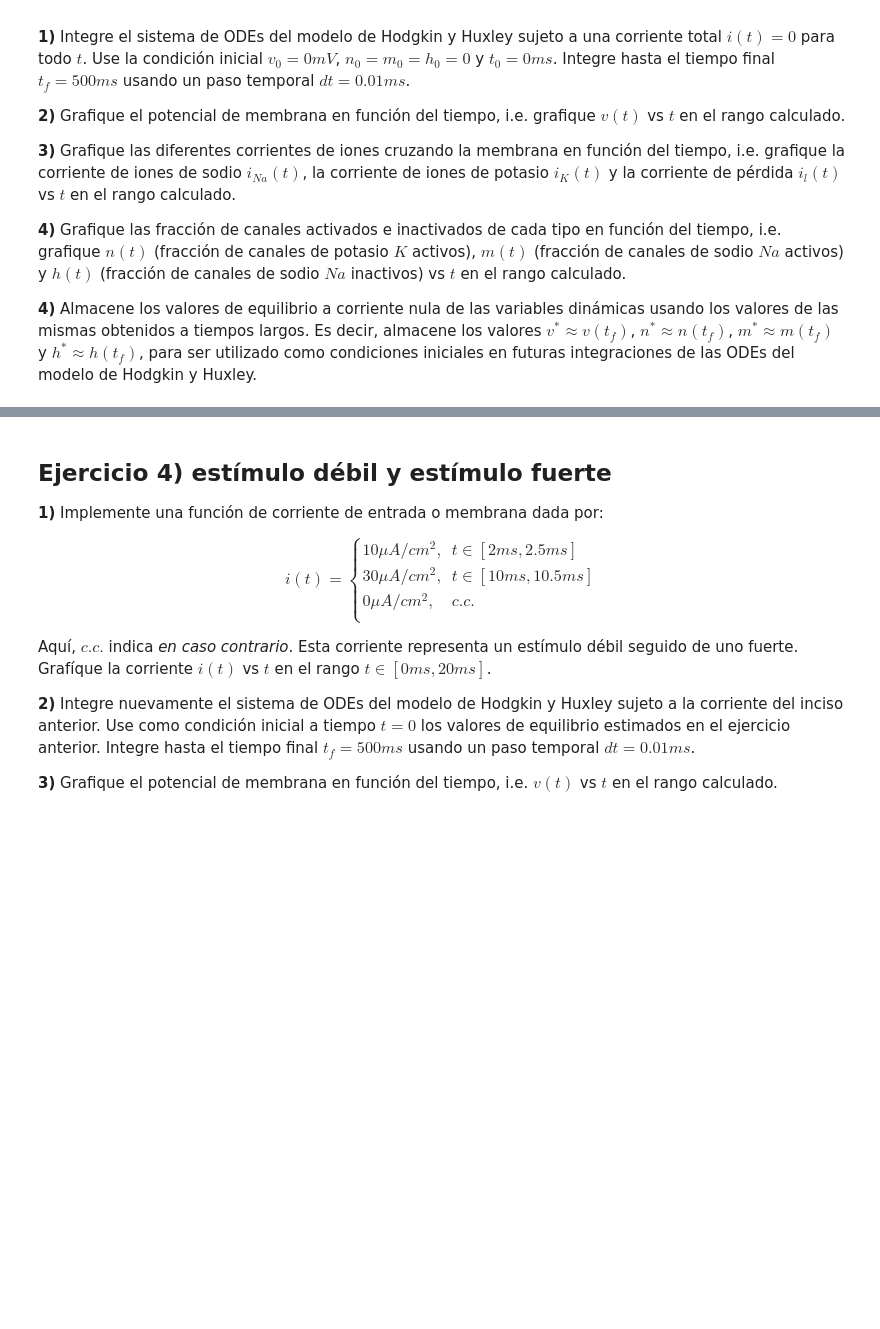
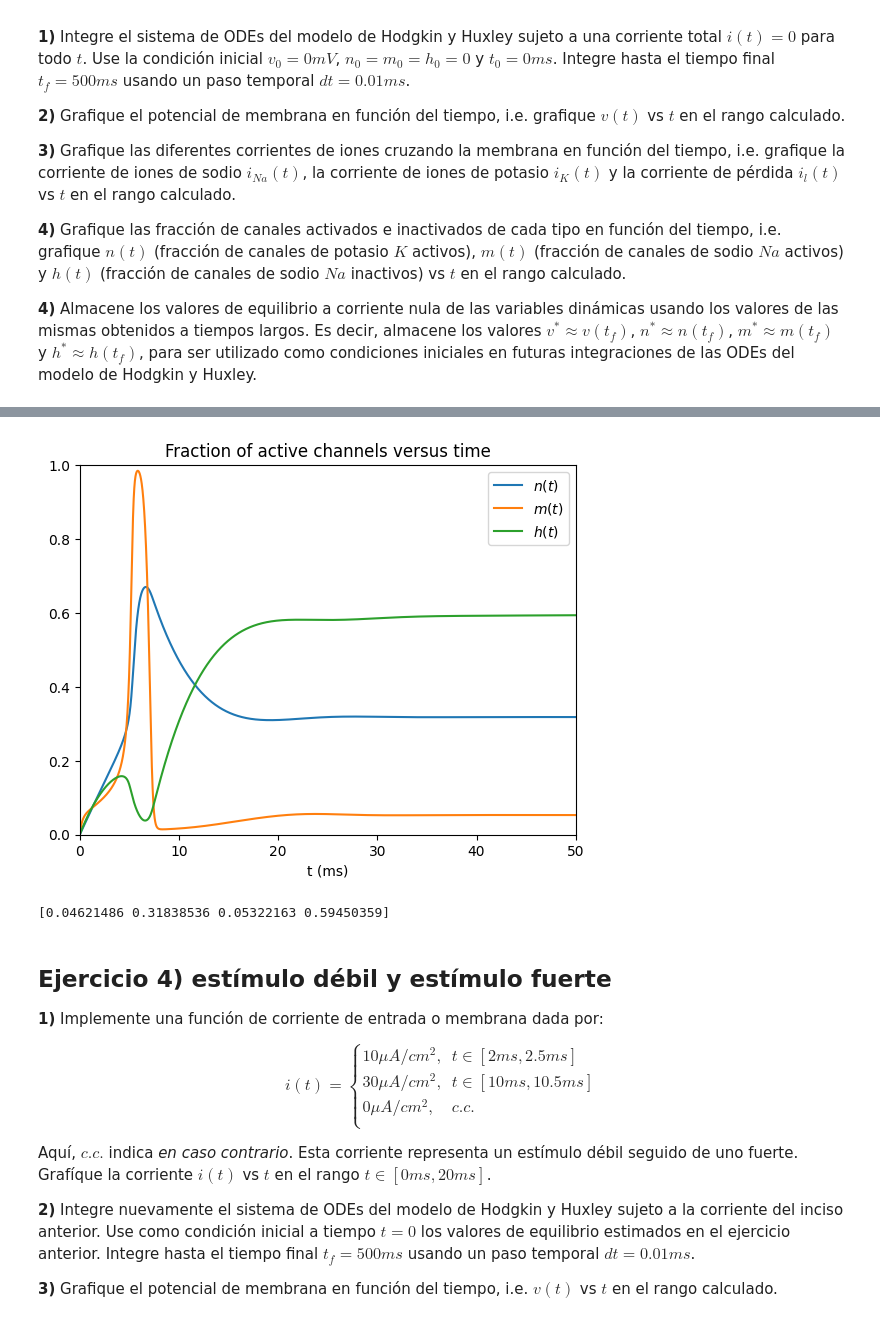
Before and after one commit to kevmansilla/redes-neuronales-trabajos, a Jupyter notebook: redes-neuronales-2024-guia-8.ipynb, the cells around one changed output, grey strips where cells are left out. Cells and saved outputs as stored; diff of their text form; code cells hidden in the pictures; blank space fills up the shorter version.

```diff
--- a/redes-neuronales-2024-guia-8.ipynb
+++ b/redes-neuronales-2024-guia-8.ipynb
@@ -459,3 +531,27 @@ plt.show()
+# %%
+# 3.4)
+
+etiquetas = ['$n(t)$', '$m(t)$', '$h(t)$']
+
+for i in range(1, 4):
+    plt.plot(t, w[i, :], label=etiquetas[i-1])
+
+plt.xlim(0, 50)
+plt.ylim(0, 1)
+
+plt.xlabel('t (ms)')
+plt.legend()
+plt.title('Fraction of active channels versus time')
+
+plt.show()
+# %% [output]
+[figure, added]
+# %%
+# guardamos el valor de equilibrio para luego iterar
+x0 = w[:, -1]
+print(x0)
+# %% [output]
+[0.04621486 0.31838536 0.05322163 0.59450359]
 # %% [markdown]
 ## Ejercicio 4) estímulo débil y estímulo fuerte
 
```
Also changed, not shown: parts of 11 cells of this notebook.
